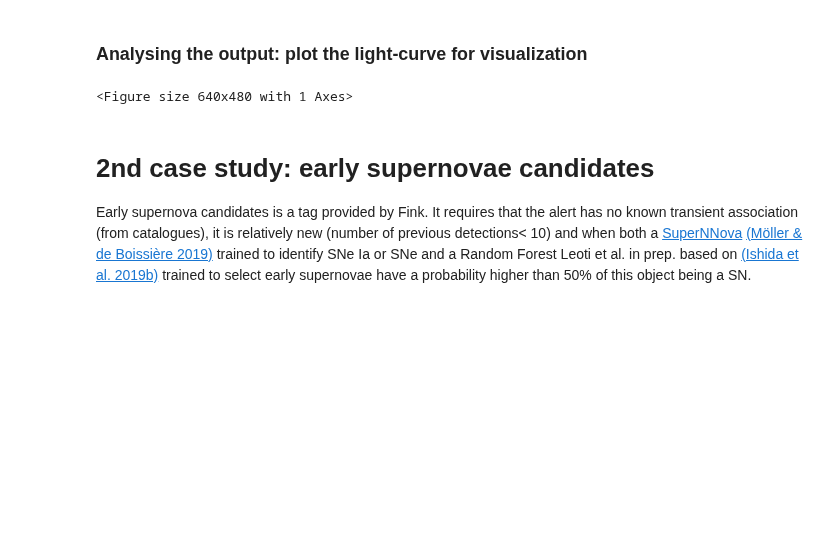
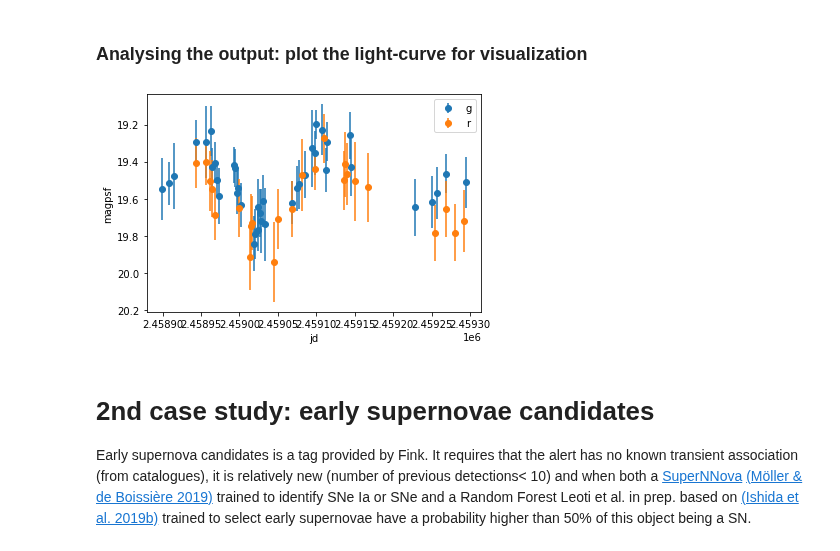
Before and after one commit to astrolabsoftware/fink-tutorials, a Jupyter notebook: extragalactic/extragalactic.ipynb, the cells around one changed output. Drawn from its saved outputs; the diff is of its cells as text; code cells hidden in the pictures; blank space fills up the shorter version.

```diff
--- a/extragalactic/extragalactic.ipynb
+++ b/extragalactic/extragalactic.ipynb
@@ -70,16 +70,17 @@ single_object = pd.read_json(r.content)
 # %%
 import matplotlib.pyplot as plt
 dic_flt = {1:"g", 2:"r", 3:"i"}
 filter_color = {1: '#1f77b4', 2: '#ff7f0e', 3: '#2ca02c'}
 for flt in [1,2]:
     df_byflt = single_object[single_object['i:fid']==flt]
     plt.errorbar(df_byflt['i:jd'], df_byflt['i:magpsf'], yerr=df_byflt['i:sigmapsf'],fmt='o',label=dic_flt[flt])
 plt.xlabel('jd')
 plt.ylabel('magpsf')
 plt.legend()
-plt.show()
+plt.gca().invert_yaxis()
+# plt.show()
 # %% [output]
-<Figure size 640x480 with 1 Axes>
+[figure, added]
 # %% [markdown]
 # 2nd case study: early supernovae candidates
 Early supernova candidates is a tag provided by Fink. It requires that the alert has no known transient association (from catalogues), it is relatively new (number of previous detections< 10) and when both a [SuperNNova](https://github.com/supernnova/SuperNNova) [(Möller & de Boissière 2019)](https://academic.oup.com/mnras/article-abstract/491/3/4277/5651173) trained to identify SNe Ia or SNe and a Random Forest Leoti et al. in prep. based on [(Ishida et al. 2019b)](https://ui.adsabs.harvard.edu/abs/2019MNRAS.483....2I/abstract) trained to select early supernovae have a probability higher than 50% of this object being a SN.
```
Also changed, not shown: parts of 6 cells of this notebook.
